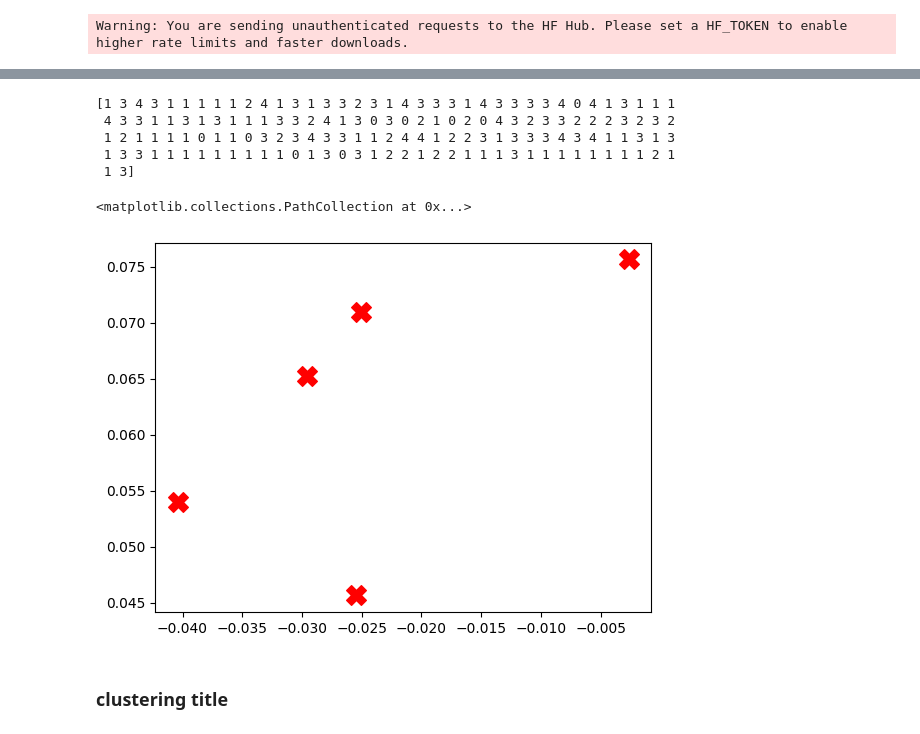
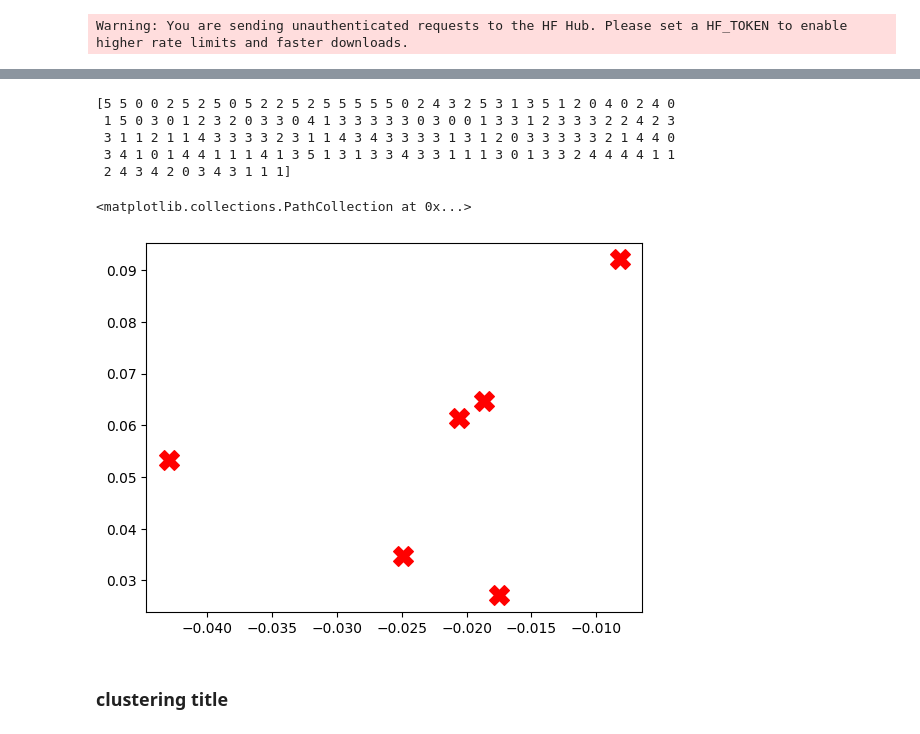
Before and after one commit to Boorrito15/social-media-optimizer, a Jupyter notebook: notebooks/rob.ipynb, the cells around one changed output, grey strips where cells are left out. Saved outputs shown, nothing was run; the diff lists cells and outputs as text; code cells hidden in the pictures.

```diff
--- a/notebooks/rob.ipynb
+++ b/notebooks/rob.ipynb
@@ -25,5 +57,3 @@ import matplotlib.pyplot as plt
 # %%
-df = pd.read_csv("Wagon - Post level data - Funnel data.csv")
 print(df.columns)
-print(df['NZR - Platform Code'].unique())
 # %% [output]
@@ -302,32 +182,0 @@ def describe_video(video_path: str) -> str:
-# %%
-from concurrent.futures import ThreadPoolExecutor, as_completed
-
-MAX_WORKERS = 4
-
-pending = {}
-for path in sorted(VIDEO_DIR.glob("*.mp4")):
-    video_id = path.stem
-    if video_id not in df.index:
-        print(f"Skipped {path.name}: no matching dataframe row")
-    elif df.loc[[video_id], "description"].isna().all():
-        pending[video_id] = path
-
-with ThreadPoolExecutor(max_workers=MAX_WORKERS) as executor:
-    futures = {
-        executor.submit(describe_video, str(path)): (video_id, path)
-        for video_id, path in pending.items()
-    }
-    for future in as_completed(futures):
-        video_id, path = futures[future]
-        try:
-            description = future.result()
-            df.loc[video_id, "description"] = description
-            df.loc[video_id, "transcription_status"] = "transcribed"
-            df.loc[video_id, "transcription_error"] = pd.NA
-            df.to_csv(PROCESSED_PATH)
-            print(f"Described {path.name}")
-        except Exception as e:
-            df.loc[video_id, "transcription_status"] = "failed"
-            df.loc[video_id, "transcription_error"] = str(e)
-            df.to_csv(PROCESSED_PATH)
-            print(f"Failed {path.name}: {e}")
@@ -357,0 +183,4 @@ Name: description, Length: 150, dtype: object
+# %%
+df = df[df['description'].notna()]
+len(df)
+df.head()
@@ -363,7 +200,7 @@ Name: description, Length: 150, dtype: object
 from sentence_transformers import SentenceTransformer
 from sklearn.cluster import KMeans
 
-texts = described_posts['description'].tolist()
+texts = df['description'].tolist()
 
 # Semantic embedding model
 embedder = SentenceTransformer("all-MiniLM-L6-v2")
@@ -411,29 +248,29 @@ Best silhouette score: 0.084059805
 # %%
 from sklearn.preprocessing import normalize
 
 X_normalized = normalize(X)
 
 clusterer = KMeans(
     # n_clusters=best_k,
-    n_clusters=5,
+    n_clusters=6,
     random_state=42,
     n_init="auto"
 )
 
 clusters = clusterer.fit_predict(X_normalized)
 print(clusters)
-described_posts['description_cluster'] = clusters
+df['description_cluster'] = clusters
 
 centroids = clusterer.cluster_centers_
 plt.scatter(centroids[:, 0], centroids[:, 1], c='red', s=200, marker='X', label='Centroids')
 # %% [output]
-[1 3 4 3 1 1 1 1 1 2 4 1 3 1 3 3 2 3 1 4 3 3 3 1 4 3 3 3 3 4 0 4 1 3 1 1 1
- 4 3 3 1 1 3 1 3 1 1 1 3 3 2 4 1 3 0 3 0 2 1 0 2 0 4 3 2 3 3 2 2 2 3 2 3 2
- 1 2 1 1 1 1 0 1 1 0 3 2 3 4 3 3 1 1 2 4 4 1 2 2 3 1 3 3 3 4 3 4 1 1 3 1 3
- 1 3 3 1 1 1 1 1 1 1 1 1 0 1 3 0 3 1 2 2 1 2 2 1 1 1 3 1 1 1 1 1 1 1 1 2 1
- 1 3]
+[5 5 0 0 2 5 2 5 0 5 2 2 5 2 5 5 5 5 5 0 2 4 3 2 5 3 1 3 5 1 2 0 4 0 2 4 0
+ 1 5 0 3 0 1 2 3 2 0 3 3 0 4 1 3 3 3 3 3 0 3 0 0 1 3 3 1 2 3 3 3 2 2 4 2 3
+ 3 1 1 2 1 1 4 3 3 3 3 2 3 1 1 4 3 4 3 3 3 3 1 3 1 2 0 3 3 3 3 3 2 1 4 4 0
+ 3 4 1 0 1 4 4 1 1 1 4 1 3 5 1 3 1 3 3 4 3 3 1 1 1 3 0 1 3 3 2 4 4 4 4 1 1
+ 2 4 3 4 2 0 3 4 3 1 1 1]
 <matplotlib.collections.PathCollection at 0x...>
-[figure, old version]
+[figure, new version]
 # %% [markdown]
 ### clustering title
 # %%
```
Also changed, not shown: parts of 39 cells of this notebook.
